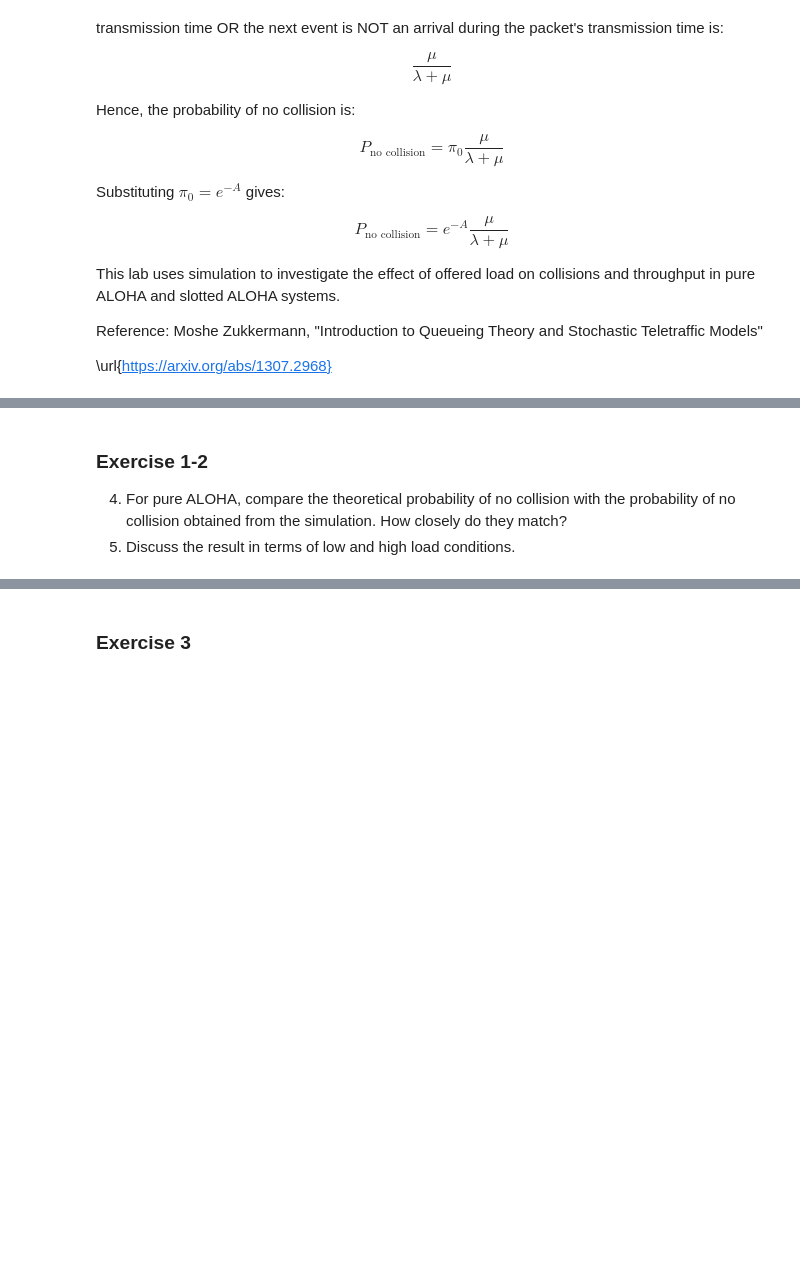
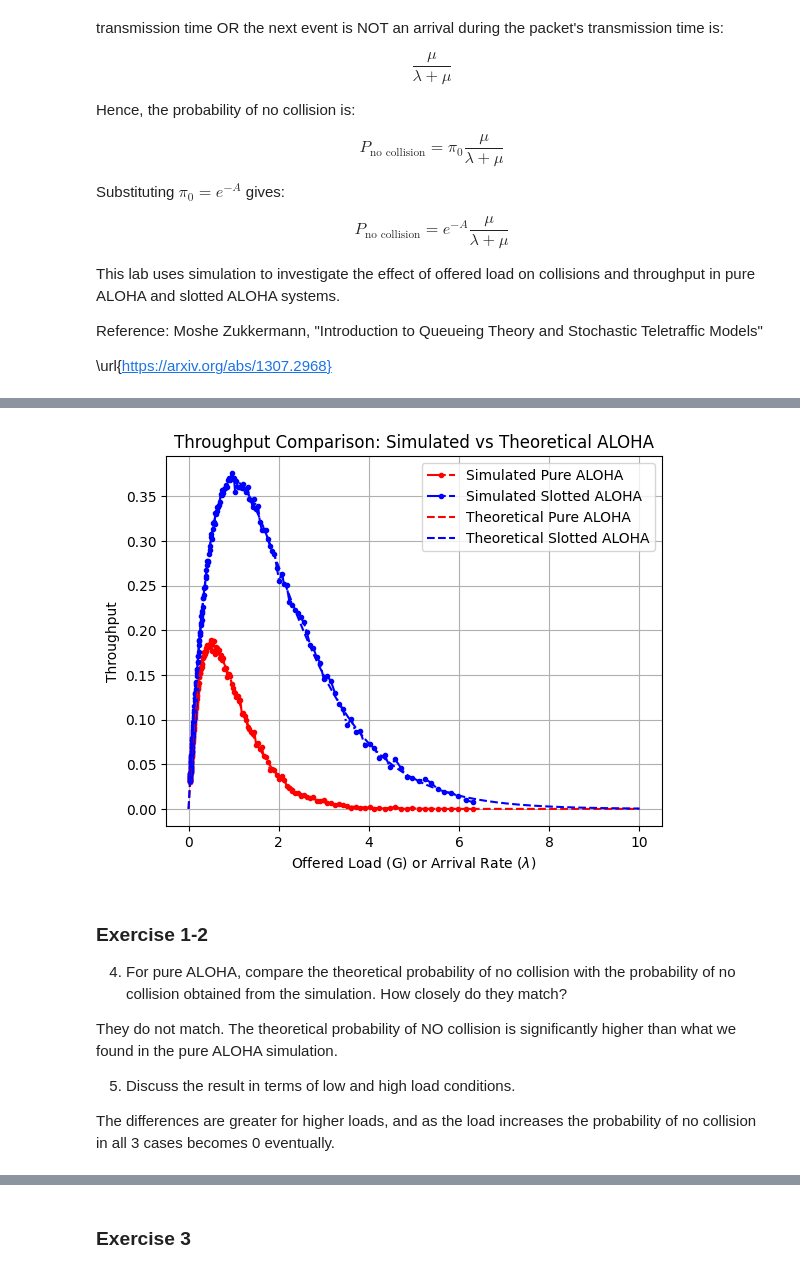
Before and after one commit to cpas0004/Monash2026, a Jupyter notebook: ECE4045/Labs/Lab 6/Lab 6 Queuing Models_Moodle_2026.ipynb, the cells around one changed output, grey strips where cells are left out. Drawn from its saved outputs; the diff is of its cells as text; code cells hidden in the pictures; blank space fills up the shorter version.

```diff
--- a/ECE4045/Labs/Lab 6/Lab 6 Queuing Models_Moodle_2026.ipynb
+++ b/ECE4045/Labs/Lab 6/Lab 6 Queuing Models_Moodle_2026.ipynb
@@ -60,6 +66,7 @@ Reference: Moshe Zukkermann, "Introduction to Queueing Theory and Stochastic Tel
 # %%
 #Reference https://gist.github.com/arunsammit/da15a99164ac616c019fd92c290bcc27
 
+PACKET_TIME = 1.0
 
 import matplotlib.pyplot as plt
 import numpy as np
@@ -76,18 +83,17 @@ def slotted_aloha(arrival_times: np.ndarray):
 
     # Create an array to count how many packets arrive in each slot.
     # Hint: the number of slots can be based on math.ceil(arrival_times[-1]) + 1.
-    count_arrivals = np.zeros( )
+    count_arrivals = np.zeros(math.ceil(arrival_times[-1]) + 1)
 
     for val in arrival_times:
 
         # Convert the arrival time val into a slot number using math.ceil(val),
         # then increase the count for that slot by 1.
-        count_arrivals[  ] += 1
-
+        count_arrivals[math.ceil(val) - 1] += 1
 
     # Return the number of slots that contain exactly one packet.
     # These represent successful slotted ALOHA transmissions.
-    return np.sum(   )
+    return np.sum(count_arrivals == 1)
 
 
 def pure_aloha(arrival_times: np.ndarray):
@@ -101,26 +107,22 @@ def pure_aloha(arrival_times: np.ndarray):
     success = 0
     N = len(arrival_times)
 
-
     # Calculate the time differences between consecutive packet arrivals.
-    inter_arrival_time = np.diff( )
+    inter_arrival_time = np.diff(arrival_times)
 
     for j in range(N):
-
-
         # Check whether the previous packet is far enough away.
         # For the first packet, there is no previous packet, so previous_clear is True.
-        previous_clear = j == 0 or       >= PACKET_TIME
+        previous_clear = j == 0 or inter_arrival_time[j - 1] >= PACKET_TIME
 
 
         # Check whether the next packet is far enough away.
         # For the last packet, there is no next packet, so next_clear is True.
-        next_clear = j == N - 1 or     >= PACKET_TIME
-
+        next_clear = j == N - 1 or inter_arrival_time[j] >= PACKET_TIME
 
         # If both previous_clear and next_clear are true,
         # count this packet as a successful transmission.
-        if ______________________: #  _________ place holder delete and write your code
+        if previous_clear and next_clear:
             success += 1
 
     return success
@@ -130,40 +132,47 @@ N = 10000
 numG = 200
 rng = np.random.default_rng()
 throughput_pure_sim = np.zeros(numG)
 throughput_slotted_sim = np.zeros(numG)
 G = np.logspace(-1.5, .8, numG) # array of load values, lambdas
 
 # Compute throughput for different values of G (simulations)
 for i, lam in enumerate(G):
     inter_arrival_time = rng.exponential(1 / lam, N)
     arrival_times = np.cumsum(inter_arrival_time)
-    throughput_pure_sim[i] = pure_aloha(inter_arrival_time) / math.ceil(arrival_times[-1])
+    throughput_pure_sim[i] = pure_aloha(arrival_times) / math.ceil(arrival_times[-1])
     throughput_slotted_sim[i] = slotted_aloha(arrival_times) / math.ceil(arrival_times[-1])
 
 # Theoretical throughput calculation
 lambda_values = np.linspace(0, 10, 200)
-throughput_slotted_theoretical = # complete the equation
-throughput_pure_theoretical = # complete the equation
+throughput_slotted_theoretical = lambda_values * np.exp(-lambda_values)   # complete the equation
+throughput_pure_theoretical = lambda_values * np.exp(-2 * lambda_values)  # complete the equation
 
 # Plot the comparison
 fig, ax = plt.subplots()
 # Plot simulation results
 ax.plot(G, throughput_pure_sim, marker='.', label='Simulated Pure ALOHA', color='red',linestyle='-.')
 ax.plot(G, throughput_slotted_sim, marker='.', label='Simulated Slotted ALOHA', color='blue',linestyle='-.')
 # Plot theoretical results
 ax.plot(lambda_values, throughput_pure_theoretical, label='Theoretical Pure ALOHA', color='red', linestyle='--')
 ax.plot(lambda_values, throughput_slotted_theoretical, label='Theoretical Slotted ALOHA', color='blue', linestyle='--')
 ax.set_xscale('linear')
 ax.set_xlabel('Offered Load (G) or Arrival Rate ($\lambda$)')
 ax.set_ylabel('Throughput')
 ax.set_title('Throughput Comparison: Simulated vs Theoretical ALOHA')
 ax.grid(True)
 ax.legend()
 plt.show()
+# %% [output]
+[figure, added]
 # %% [markdown]
 ### Exercise 1-2
 4. For pure ALOHA, compare the theoretical probability of no collision with the probability of no collision obtained from the simulation. How closely do they match?
+
+They do not match. The theoretical probability of NO collision is significantly higher than what we found in the pure ALOHA simulation.
+
 5. Discuss the result in terms of low and high load conditions.
+
+The differences are greater for higher loads, and as the load increases the probability of no collision in all 3 cases becomes 0 eventually.
 # %%
 # Simulation parameters
 prob_no_collision_pure_sim = np.zeros(numG)
```
Also changed, not shown: parts of 7 cells of this notebook, 1 other file.
